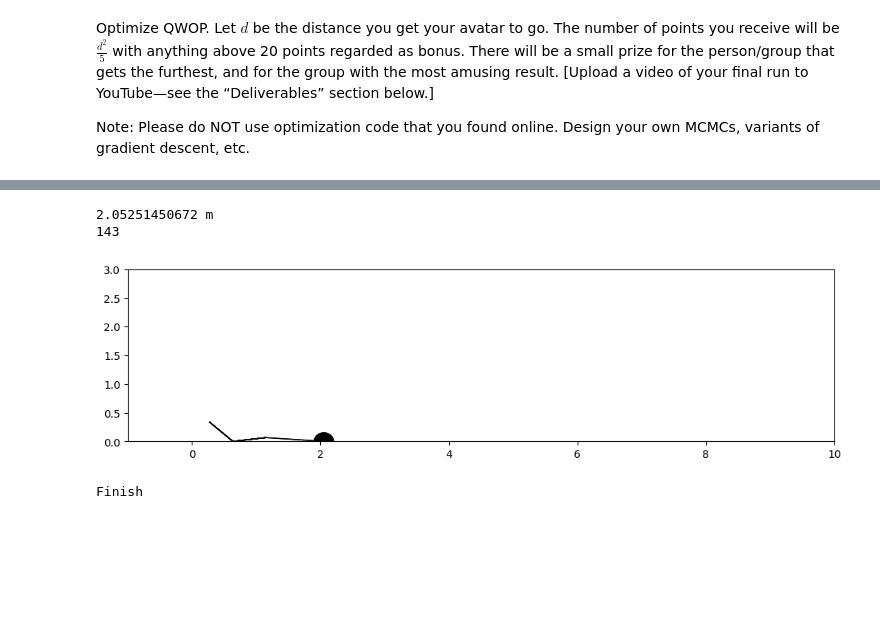
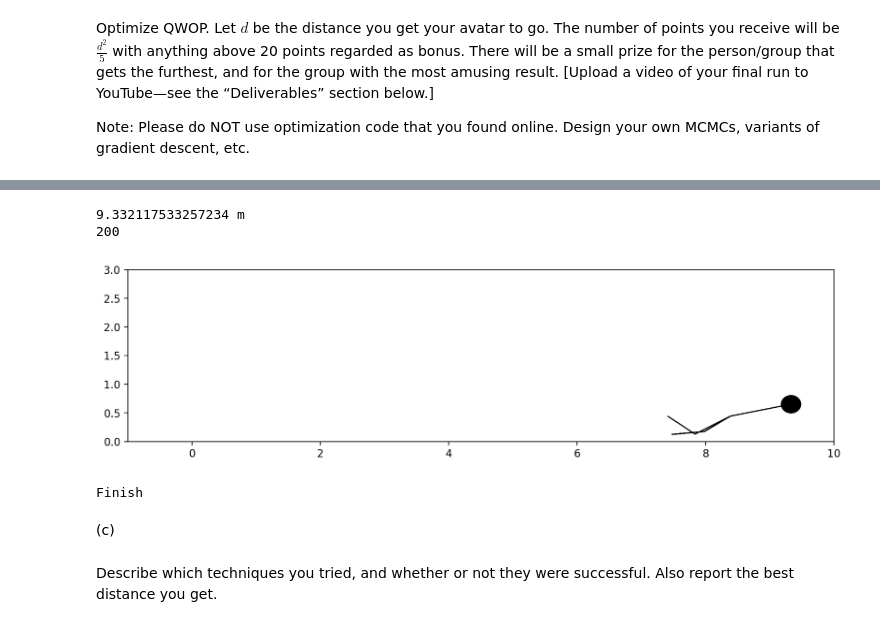
Before and after one commit to Skyraker2016/CS168, a Jupyter notebook: miniproject7/miniproject7.ipynb, the cells around one changed output, grey strips where cells are left out. Drawn from its saved outputs; the diff is of its cells as text; code cells hidden in the pictures; blank space fills up the shorter version.

```diff
--- a/miniproject7/miniproject7.ipynb
+++ b/miniproject7/miniproject7.ipynb
@@ -648,7 +665,13 @@ Finish
-# %%
-draw_animate(np.zeros((40,)))
-# %% [output]
-2.05251450672 m
-143
-[figure, removed]
-Finish
+# %%
+plan = np.load('best.npy')
+draw_animate(plan)
+# %% [output]
+9.332117533257234 m
+200
+[figure, added]
+Finish
+# %% [markdown]
+(c)
+# %% [markdown]
+Describe which techniques you tried, and whether or not they were successful. Also report
+the best distance you get.
```
Also changed, not shown: parts of 25 cells of this notebook, 1 other file.
